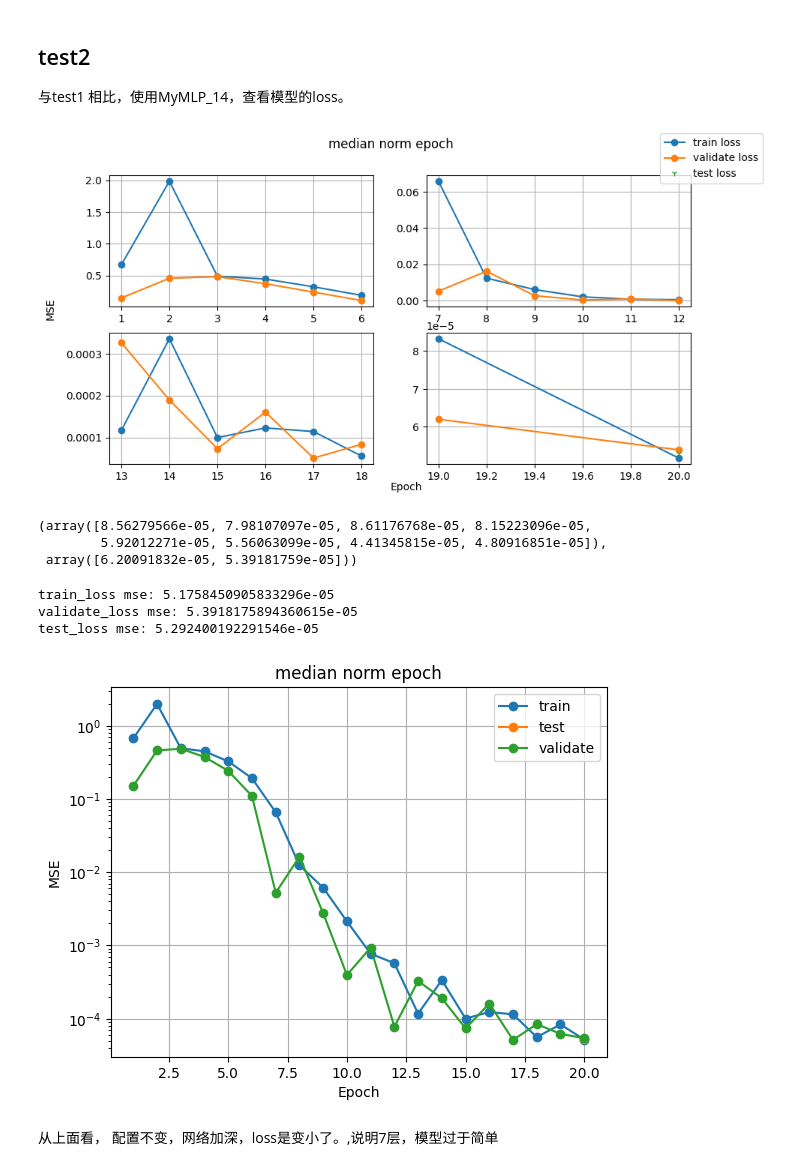
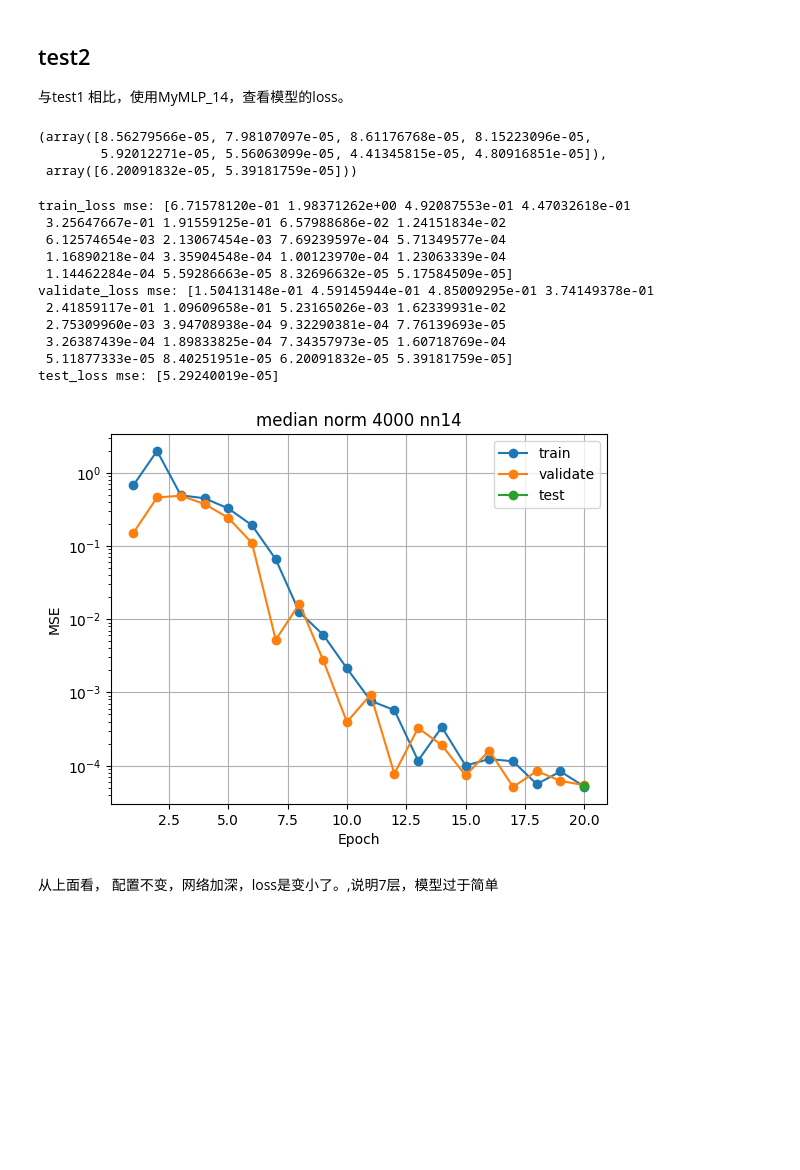
Before and after one commit to Tinrry/anderson, a Jupyter notebook: model_test.ipynb, the cells around one changed output. Cells and saved outputs as stored; diff of their text form; code cells hidden in the pictures; blank space fills up the shorter version.

```diff
--- a/model_test.ipynb
+++ b/model_test.ipynb
@@ -167,11 +129,6 @@ h5['model_000']['log_dict']['train_loss_per_batch'][-8:],h5['model_000']['log_di
 # %% [markdown]
 ## test2
 与test1 相比，使用MyMLP_14，查看模型的loss。
-# %%
-# 使用median规范后，进行训练，训练配置文件config_1.json，每个epoch训练的rmse如下图所示。
-subfigure_loss(file='nn_14/loss_2.h5', title="median norm epoch")
-# %% [output]
-[figure, removed]
 # %%
 file = 'nn_14/loss_2.h5'
 h5 = h5py.File(file, 'r')
@@ -181,13 +138,21 @@ h5['model_000']['log_dict']['train_loss_per_batch'][-8:],h5['model_000']['log_di
         5.92012271e-05, 5.56063099e-05, 4.41345815e-05, 4.80916851e-05]),
  array([6.20091832e-05, 5.39181759e-05]))
 # %%
-plot_loss_epoch(file='nn_14/loss_2.h5', title="median norm epoch", begin=0)
+plot_loss_epoch(file='nn_14/loss_2.h5', title="median norm 4000 nn14", begin=0)
 plt.yscale('log')
 # %% [output]
-train_loss mse: 5.1758450905833296e-05
-validate_loss mse: 5.3918175894360615e-05
-test_loss mse: 5.292400192291546e-05
+train_loss mse: [6.71578120e-01 1.98371262e+00 4.92087553e-01 4.47032618e-01
+ 3.25647667e-01 1.91559125e-01 6.57988686e-02 1.24151834e-02
+ 6.12574654e-03 2.13067454e-03 7.69239597e-04 5.71349577e-04
+ 1.16890218e-04 3.35904548e-04 1.00123970e-04 1.23063339e-04
+ 1.14462284e-04 5.59286663e-05 8.32696632e-05 5.17584509e-05]
+validate_loss mse: [1.50413148e-01 4.59145944e-01 4.85009295e-01 3.74149378e-01
+ 2.41859117e-01 1.09609658e-01 5.23165026e-03 1.62339931e-02
+ 2.75309960e-03 3.94708938e-04 9.32290381e-04 7.76139693e-05
+ 3.26387439e-04 1.89833825e-04 7.34357973e-05 1.60718769e-04
+ 5.11877333e-05 8.40251951e-05 6.20091832e-05 5.39181759e-05]
+test_loss mse: [5.29240019e-05]
-[figure, old version]
+[figure, new version]
 # %% [markdown]
 从上面看， 配置不变，网络加深，loss是变小了。,说明7层，模型过于简单
 # %% [markdown]
```
Also changed, not shown: parts of 14 cells of this notebook, 1 other file.
